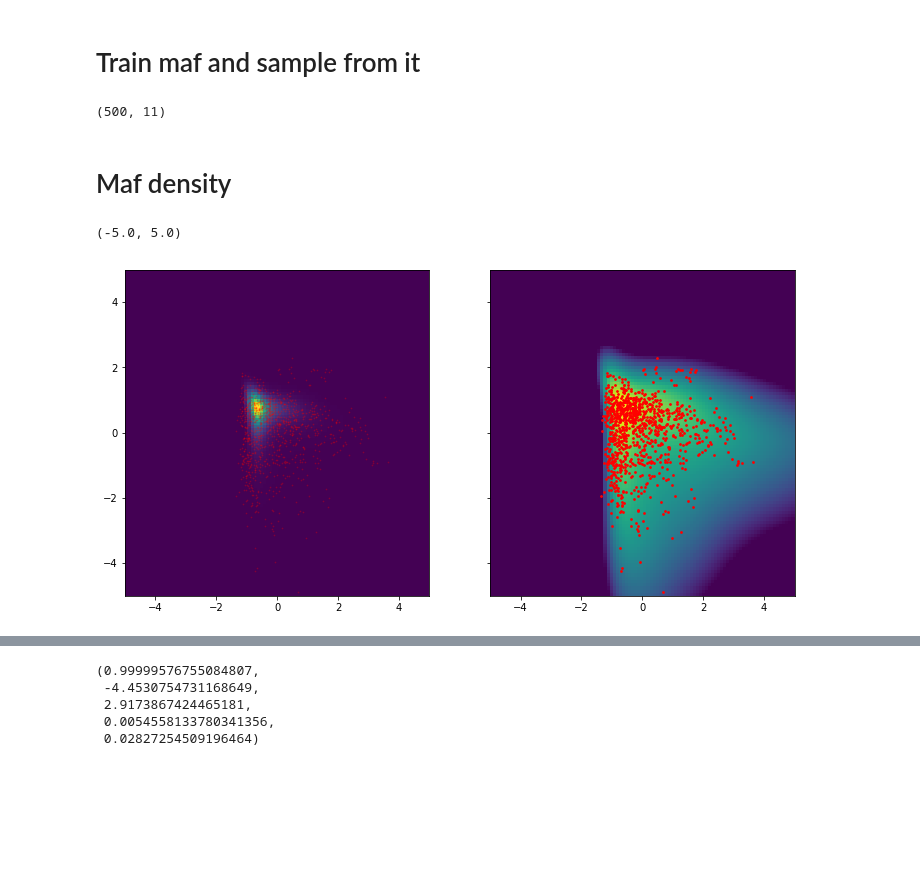
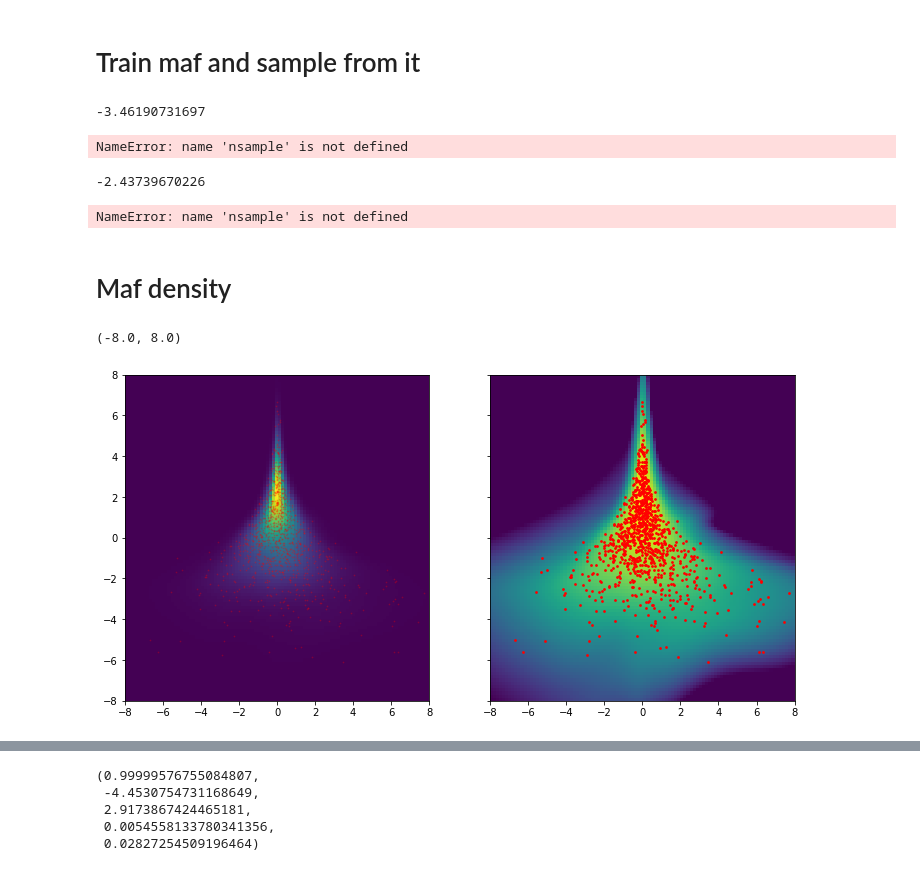
Before and after one commit to kevin-w-li/deep-kexpfam, a Jupyter notebook: training_demo.ipynb, the cells around one changed output, grey strips where cells are left out. Cells and saved outputs as stored; diff of their text form; code cells hidden in the pictures; blank space fills up the shorter version.

```diff
--- a/training_demo.ipynb
+++ b/training_demo.ipynb
@@ -64,6 +65,8 @@ axes = axes.flatten()
 res = dl_model.state_hist
 
 for ki, k in  enumerate(res):
+    if k == "lam_norm":
+        continue
     ax = axes[ki]
     ax.plot(res[k])
     ax.set_title(k)
@@ -78,4 +81,4 @@ fig.tight_layout()
 # %%
 # final fit of alphas. Better do it on cpu so have to redefine the model (set True) and tell it gpu_count = 0
-#dl_model.set_test(True, 0)
+dl_model.set_test(True, 0)
 dl_model.fit_alpha(5000)
@@ -107,10 +116,10 @@ def get_grid(r, i, j, cond):
     grid_cond[:,j] = grid[:,1]
     return grid_cond
 # %%
-idx_i, idx_j = 0,2
+idx_i, idx_j = 0,1
 
 ngrid = 100
-eval_grid = np.linspace(-5,5,ngrid)
+eval_grid = np.linspace(-8,8,ngrid)
 
 cond_values = np.zeros(p.D)
 epsilon = 1.5
@@ -138,12 +147,12 @@ logpdf = fv.copy() - fv.max()
 pdf = np.exp(logpdf - logpdf.max())
 pdf /= pdf.sum()
 ax.pcolor(eval_grid, eval_grid, pdf.reshape(ngrid, ngrid))
-ax.scatter(p.data[:1000,idx_i], p.data[:1000,idx_j], 1, color="r", alpha=0.9)
+#ax.scatter(p.data[:1000,idx_i], p.data[:1000,idx_j], 1, color="r", alpha=0.9)
 
 
 ax = axes[1]
 points_val = dl_model.sess.run(dl_model.points)
-ax.pcolor(eval_grid, eval_grid, logpdf.reshape(ngrid, ngrid), vmin=-20)
+ax.pcolor(eval_grid, eval_grid, logpdf.reshape(ngrid, ngrid), vmin=-10)
 ax.scatter(p.data[:1000,idx_i], p.data[:1000,idx_j], 1, color="r", alpha=0.5)
 ax.scatter(points_val[:1000,idx_i], points_val[:1000,idx_j], 5, color="k", alpha=0.8, vmin=1, marker="x")
 #ax.quiver(eval_grid[::gint], eval_grid[::gint], gv[::gint,::gint,0], gv[::gint,::gint,1], scale=500)
@@ -222,9 +273,31 @@ n_comps = 10
 act_fun = 'tanh'
 mode = 'random'
 
-maf_data_obj = ex.load_data(dname.lower(), D=p.D, noise_std=noise_std, seed=seed, itanh=False, whiten=True, N=5000)
-maf_model = ex.train_maf([n_hiddens]*2, act_fun, n_layers, mode)
-#maf_model = ex.train_maf_on_made([n_hiddens]*2, act_fun, n_layers, n_comps, mode)
+maf_data_obj = ex.load_data(p.name.lower(), D=p.D, noise_std=noise_std, seed=seed, itanh=False, whiten=True, N=5000)
+
+
+
+made_model = ex.train_made([n_hiddens]*2, act_fun, mode)
+save_model(made_model, "made", mode, n_hiddens, ac_fun, n_comps, False)
+made_pdf = maf_model.eval(eval_points)
+
+mog_made_model = ex.train_mog_made([n_hiddens]*2, act_fun, n_comps, mode)
+save_model(mog_made_model, "made", mode, n_hiddens, ac_fun, n_comps, False)
+mog_made_pdf = maf_model.eval(eval_points)
+
+
+nvp_model =ex.train_realnvp([n_hiddens]*2, 'tanh', 'relu', n_layers)
+save_model(nvp_model, "made", mode, n_hiddens, ac_fun, n_comps, False)
+made_pdf = nvp_model.eval(eval_points)
+
+
+maf_model = ex.train_maf([n_hiddens]*2, act_fun, n_layers, n_comps, mode)
+save_model(maf_model, "maf", mode, n_hiddens, ac_fun, n_comps, False)
+made_pdf = nvp_model.eval(eval_points)
+
+
+mog_maf_model = ex.train_maf_on_made([n_hiddens]*2, act_fun, n_layers, n_comps, mode)
+save_model(maf_model, "mog_maf", mode, n_hiddens, ac_fun, n_comps, False)
 #maf_data_obj = ex.load_data(dname, noise_std=0.0, seed=seed, itanh=False, whiten=True, N=5000)
 #maf_model_clean = ex.train_maf([n_hiddens]*2, act_fun, n_layers, mode)
 
@@ -232,36 +305,44 @@ p.test_data.shape
 print maf_model.eval(p.test_data).mean()
 maf_samples = maf_model.gen(nsample)
 # %% [output]
-(500, 11)
+-3.46190731697
+NameError: name 'nsample' is not defined
+# %%
+p.test_data.shape
+print maf_model.eval(p.test_data).mean()
+maf_samples = maf_model.gen(nsample)
+# %% [output]
+-2.43739670226
+NameError: name 'nsample' is not defined
 # %% [markdown]
 # Maf density
 # %%
 fv = maf_model.eval(eval_points)
 
 fig, axes = plt.subplots(1,2, figsize=(12,6), sharex=True, sharey=True)
 
 ax = axes[0]
 
 logpdf = fv.copy() - fv.max()
 pdf = np.exp(logpdf - logpdf.max())
 pdf /= pdf.sum()
 ax.pcolor(eval_grid, eval_grid, pdf.reshape(ngrid, ngrid))
 ax.scatter(p.data[:1000,idx_i], p.data[:1000,idx_j], 1, color="r", alpha=0.2)
 
 
 ax = axes[1]
-ax.pcolor(eval_grid, eval_grid, logpdf.reshape(ngrid, ngrid), vmin=-15)
+ax.pcolor(eval_grid, eval_grid, logpdf.reshape(ngrid, ngrid), vmin=-10)
 ax.scatter(p.data[:1000,idx_i], p.data[:1000,idx_j], 3, color="r", alpha=1.0)
 
 dim = range(p.D)
 dim.remove(idx_i)
 dim.remove(idx_j)
 idx_in_range = np.all( (p.test_data[:,dim]<cond_values[dim]+epsilon) &  (p.test_data[:,dim]>cond_values[dim]-epsilon), axis=1)
 data_in_range = p.test_data[idx_in_range]
 #plt.scatter(data_in_range[:,i], data_in_range[:,j], 15, color="b")
 
 ax.set_xlim(eval_grid.min(),eval_grid.max())
 ax.set_ylim(eval_grid.min(),eval_grid.max())
 # %% [output]
-(-5.0, 5.0)
+(-8.0, 8.0)
-[figure, old version]
+[figure, new version]
```
Also changed, not shown: parts of 12 cells of this notebook, 8 other files.
